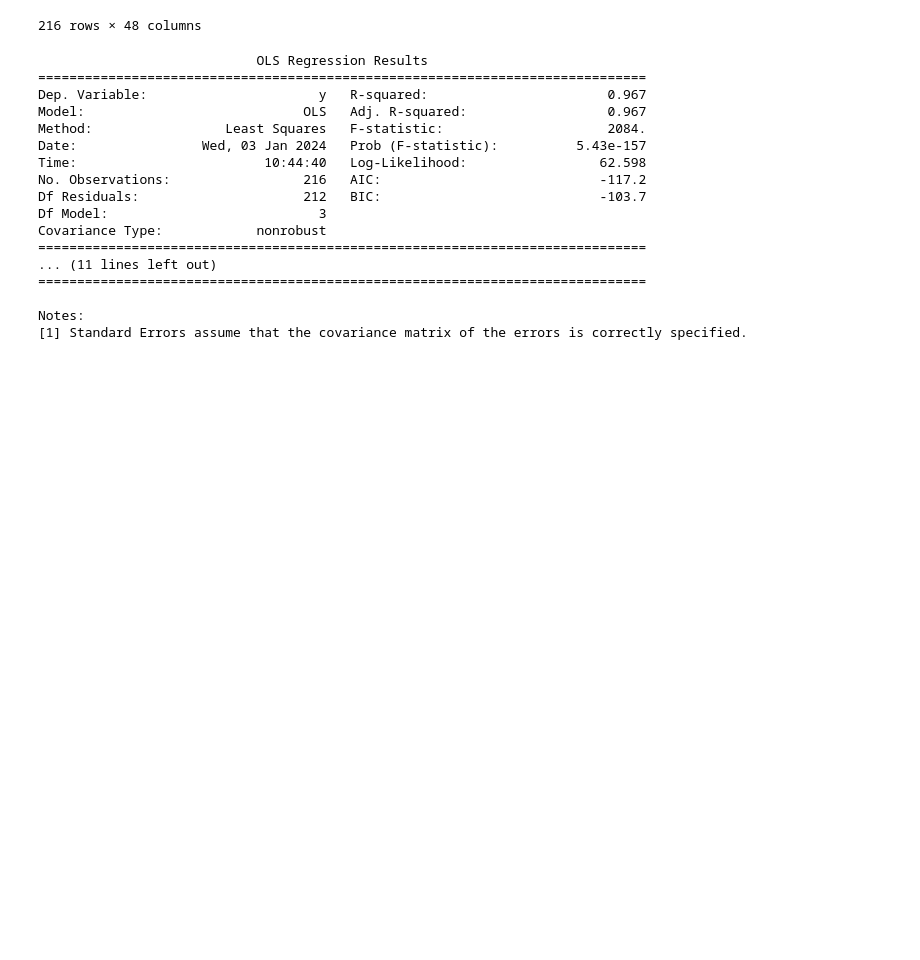
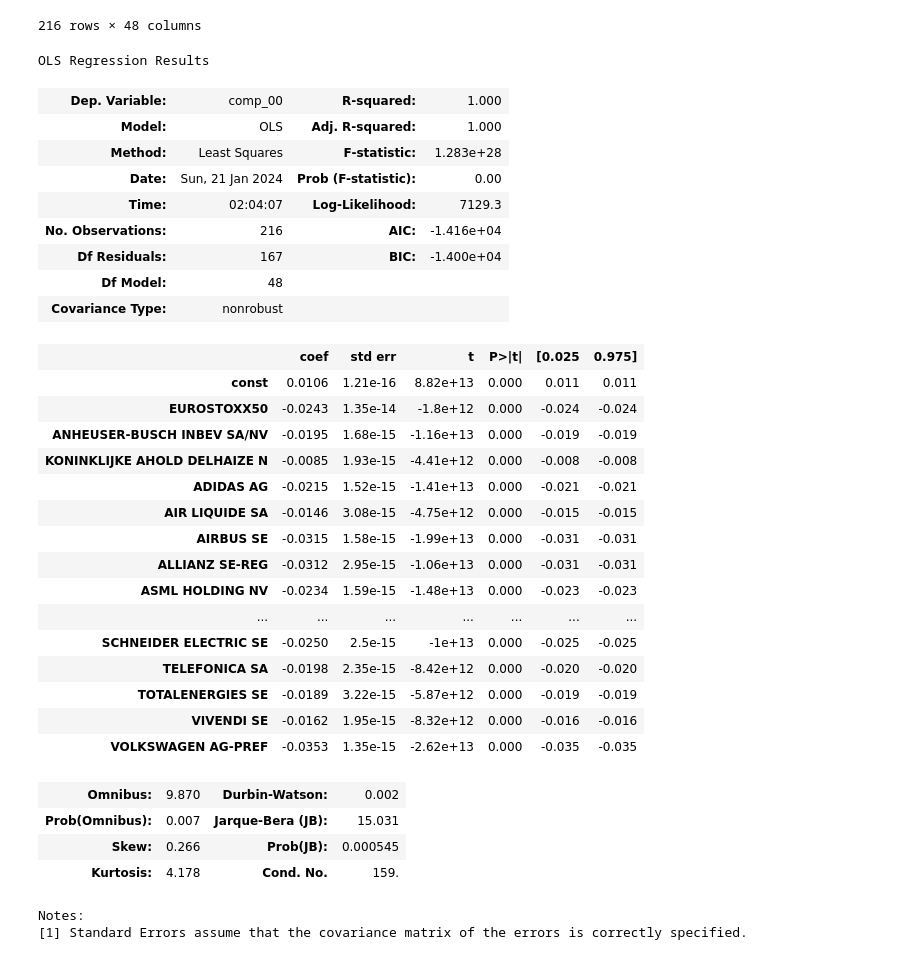
Before and after one commit to RomainCastellarnau/Financial-Econometrics-II, a Jupyter notebook: Code/core_portfolio.ipynb, the cells around one changed output. Cells and saved outputs as stored; diff of their text form; code cells hidden in the pictures; blank space fills up the shorter version.

```diff
--- a/Code/core_portfolio.ipynb
+++ b/Code/core_portfolio.ipynb
@@ -312,29 +353,44 @@ returns
 | 2023-11-30 | 1.494218 | 0.845537 | -1.084512 | 1.698447 | 1.346963 | 0.677723 | ... |
 | 2023-12-29 | 0.540785 | 0.062741 | -0.533815 | -0.653751 | 0.064118 | 0.139073 | ... |
 216 rows × 48 columns
-# %%
-pca_models = model.pca_model()
-first_stock = list(pca_models.keys())[0]
-result_1 = pca_models[first_stock]["model_result"]
-alpha_1 = pca_models[first_stock]["alpha"]
-beta_1 = pca_models[first_stock]["beta"]
-residuals_1 = pca_models[first_stock]["residuals"]
-print(result_1.summary())
-# %% [output]
-                            OLS Regression Results
-==============================================================================
-Dep. Variable:                      y   R-squared:                       0.967
-Model:                            OLS   Adj. R-squared:                  0.967
-Method:                 Least Squares   F-statistic:                     2084.
-Date:                Wed, 03 Jan 2024   Prob (F-statistic):          5.43e-157
-Time:                        10:44:40   Log-Likelihood:                 62.598
-No. Observations:                 216   AIC:                            -117.2
-Df Residuals:                     212   BIC:                            -103.7
-Df Model:                           3
-Covariance Type:            nonrobust
-==============================================================================
-... (11 lines left out)
-==============================================================================
-
-Notes:
-[1] Standard Errors assume that the covariance matrix of the errors is correctly specified.
+# %%
+import statsmodels.api as sm
+from statsmodels.tools.tools import add_constant
+X = returns
+X = add_constant(returns)
+model = sm.OLS(scores, X , hascont = True)
+results = model.fit()
+results.summary()
+# %% [output]
+OLS Regression Results
+| Dep. Variable: | comp_00 | R-squared: | 1.000 |
+| Model: | OLS | Adj. R-squared: | 1.000 |
+| Method: | Least Squares | F-statistic: | 1.283e+28 |
+| Date: | Sun, 21 Jan 2024 | Prob (F-statistic): | 0.00 |
+| Time: | 02:04:07 | Log-Likelihood: | 7129.3 |
+| No. Observations: | 216 | AIC: | -1.416e+04 |
+| Df Residuals: | 167 | BIC: | -1.400e+04 |
+| Df Model: | 48 |  |  |
+| Covariance Type: | nonrobust |  |  |
+|  | coef | std err | t | P>|t| | [0.025 | 0.975] |
+| const | 0.0106 | 1.21e-16 | 8.82e+13 | 0.000 | 0.011 | 0.011 |
+| EUROSTOXX50 | -0.0243 | 1.35e-14 | -1.8e+12 | 0.000 | -0.024 | -0.024 |
+| ANHEUSER-BUSCH INBEV SA/NV | -0.0195 | 1.68e-15 | -1.16e+13 | 0.000 | -0.019 | -0.019 |
+| KONINKLIJKE AHOLD DELHAIZE N | -0.0085 | 1.93e-15 | -4.41e+12 | 0.000 | -0.008 | -0.008 |
+| ADIDAS AG | -0.0215 | 1.52e-15 | -1.41e+13 | 0.000 | -0.021 | -0.021 |
+| AIR LIQUIDE SA | -0.0146 | 3.08e-15 | -4.75e+12 | 0.000 | -0.015 | -0.015 |
+| AIRBUS SE | -0.0315 | 1.58e-15 | -1.99e+13 | 0.000 | -0.031 | -0.031 |
+| ALLIANZ SE-REG | -0.0312 | 2.95e-15 | -1.06e+13 | 0.000 | -0.031 | -0.031 |
+| ASML HOLDING NV | -0.0234 | 1.59e-15 | -1.48e+13 | 0.000 | -0.023 | -0.023 |
+| ... | ... | ... | ... | ... | ... | ... |
+| SCHNEIDER ELECTRIC SE | -0.0250 | 2.5e-15 | -1e+13 | 0.000 | -0.025 | -0.025 |
+| TELEFONICA SA | -0.0198 | 2.35e-15 | -8.42e+12 | 0.000 | -0.020 | -0.020 |
+| TOTALENERGIES SE | -0.0189 | 3.22e-15 | -5.87e+12 | 0.000 | -0.019 | -0.019 |
+| VIVENDI SE | -0.0162 | 1.95e-15 | -8.32e+12 | 0.000 | -0.016 | -0.016 |
+| VOLKSWAGEN AG-PREF | -0.0353 | 1.35e-15 | -2.62e+13 | 0.000 | -0.035 | -0.035 |
+| Omnibus: | 9.870 | Durbin-Watson: | 0.002 |
+| Prob(Omnibus): | 0.007 | Jarque-Bera (JB): | 15.031 |
+| Skew: | 0.266 | Prob(JB): | 0.000545 |
+| Kurtosis: | 4.178 | Cond. No. | 159. |
+Notes:
+[1] Standard Errors assume that the covariance matrix of the errors is correctly specified.
```
Also changed, not shown: parts of 11 cells of this notebook, 4 other files.
